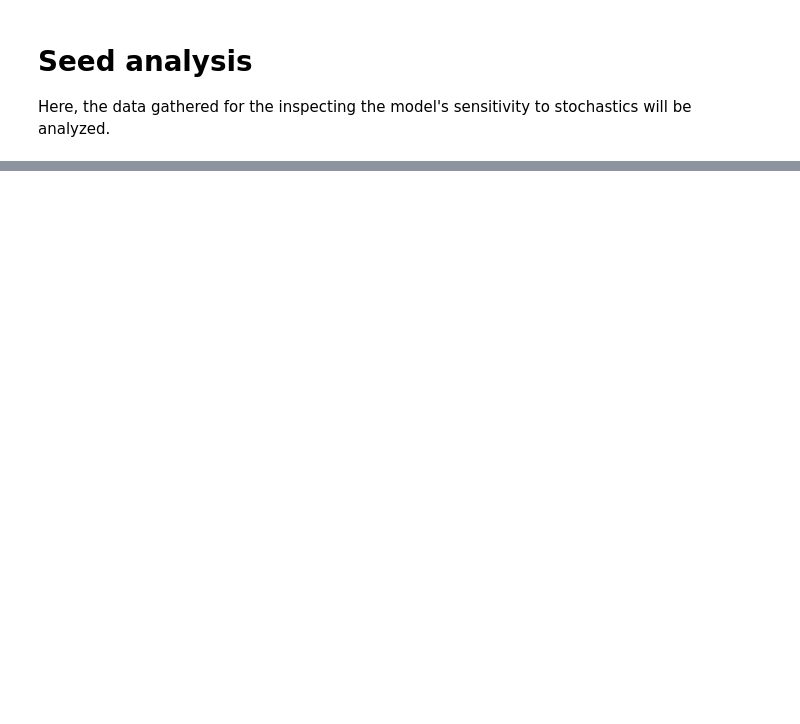
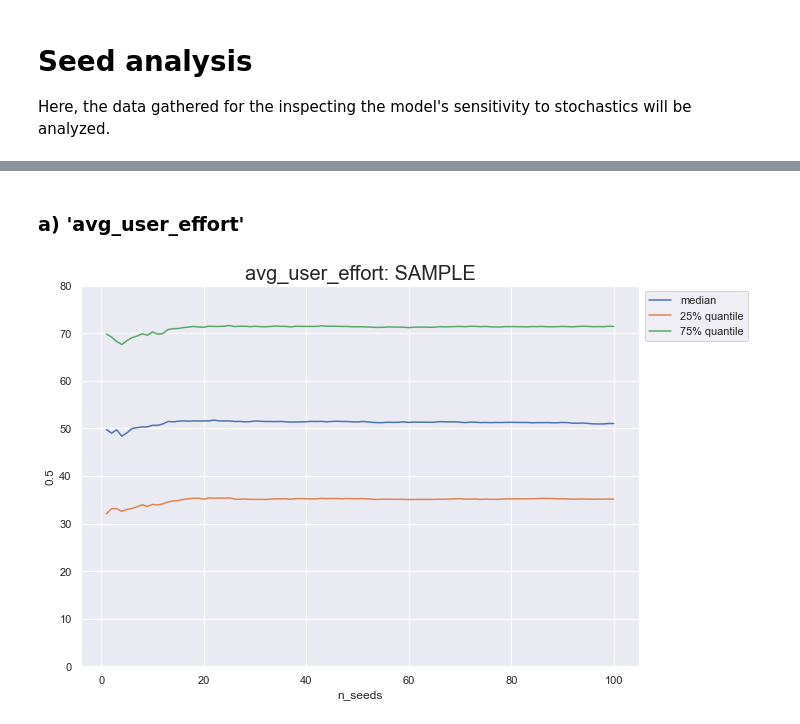
Before and after one commit to felicity-reddel/MisinfoPy, a Jupyter notebook: dmdu/exploration/seed_analysis.ipynb, the cells around one changed output, grey strips where cells are left out. Saved outputs shown, nothing was run; the diff lists cells and outputs as text; code cells hidden in the pictures; blank space fills up the shorter version.

Commit message:
Plots for seed analysis (MVP version)

```diff
--- a/dmdu/exploration/seed_analysis.ipynb
+++ b/dmdu/exploration/seed_analysis.ipynb
@@ -13,8 +15,8 @@ belief_update_fns = [BeliefUpdate.SIT]  # TODO: When data for all bufns: delete
 # %%
 # Quantile Data // calculate it and save it
-for belief_update_fn in belief_update_fns:  # TODO: When data for all bufns: belief_update_fns -> list(BeliefUpdate)
+for belief_update_fn in list(BeliefUpdate):  # belief_update_fns:  # TODO: When data for all bufns: belief_update_fns -> list(BeliefUpdate)
     # Loading data
-    path = dir_path = os.path.join(os.getcwd(), 'data', 'seedanalysis', belief_update_fn.name, 'outcomes.csv')
+    path = os.path.join(os.getcwd(), 'data', 'seedanalysis', belief_update_fn.name, 'outcomes.csv')
     outcomes = pd.read_csv(path)
     outcomes = outcomes.rename(columns={'Unnamed: 0': 'uncert_sample'})
     outcome_names = [o for o in outcomes.columns if o not in ['uncert_sample', 'seed']]
@@ -37,0 +45,18 @@ for belief_update_fn in belief_update_fns:  # TODO: When data for all bufns: bel
+# %%
+# Load data function
+def get_data(belief_update_fn, metric):
+    """
+    Loading and preparing the requested data.
+    @param belief_update_fn: BeliefUpdate
+    @param metric: string, from ['avg_user_effort', 'engagement', 'free_speech_constraint', 'n_agents_above_belief_threshold', 'polarization_variance']
+    @return: pd.Dataframe
+    """
+    path = os.path.join(os.getcwd(), 'data', 'seedanalysis', belief_update_fn.name, 'quantiles')
+    file_name = '/' + metric + '.csv'
+    metric_data = pd.read_csv(path + file_name)
+    metric_data = metric_data.rename(columns={'Unnamed: 0': 'n_seeds'})
+
+    # add belief_update_fn column?
+    metric_data['belief_update_fn'] = belief_update_fn.name
+
+    return metric_data
@@ -37,0 +94,26 @@ for belief_update_fn in belief_update_fns:  # TODO: When data for all bufns: bel
+# %% [markdown]
+### a) 'avg_user_effort'
+# %%
+metric = 'avg_user_effort'
+y_max = 80
+
+# Getting all the data
+sample = get_data(belief_update_fn=BeliefUpdate.SAMPLE, metric=metric)
+deffuant = get_data(belief_update_fn=BeliefUpdate.DEFFUANT, metric=metric)
+sit = get_data(belief_update_fn=BeliefUpdate.SIT, metric=metric)
+
+data_mapping = {'SAMPLE': sample,
+                'DEFFUANT': deffuant,
+                'SIT (Social Impact Theory)': sit}
+# %%
+def plot_quartiles_metric_bufn_combo(metric, belief_update_fn, data_mapping, y_max=None):
+
+    title = f'{metric}: {belief_update_fn}'
+    data = data_mapping[belief_update_fn]
+
+    plot_quartiles(data=data, title=title, y_max=y_max)
+# %%
+belief_update_fn = 'SAMPLE'
+plot_quartiles_metric_bufn_combo(metric=metric, belief_update_fn=belief_update_fn, data_mapping=data_mapping, y_max=y_max)
+# %% [output]
+[figure, added]
```
Also changed, not shown: parts of 27 cells of this notebook.
